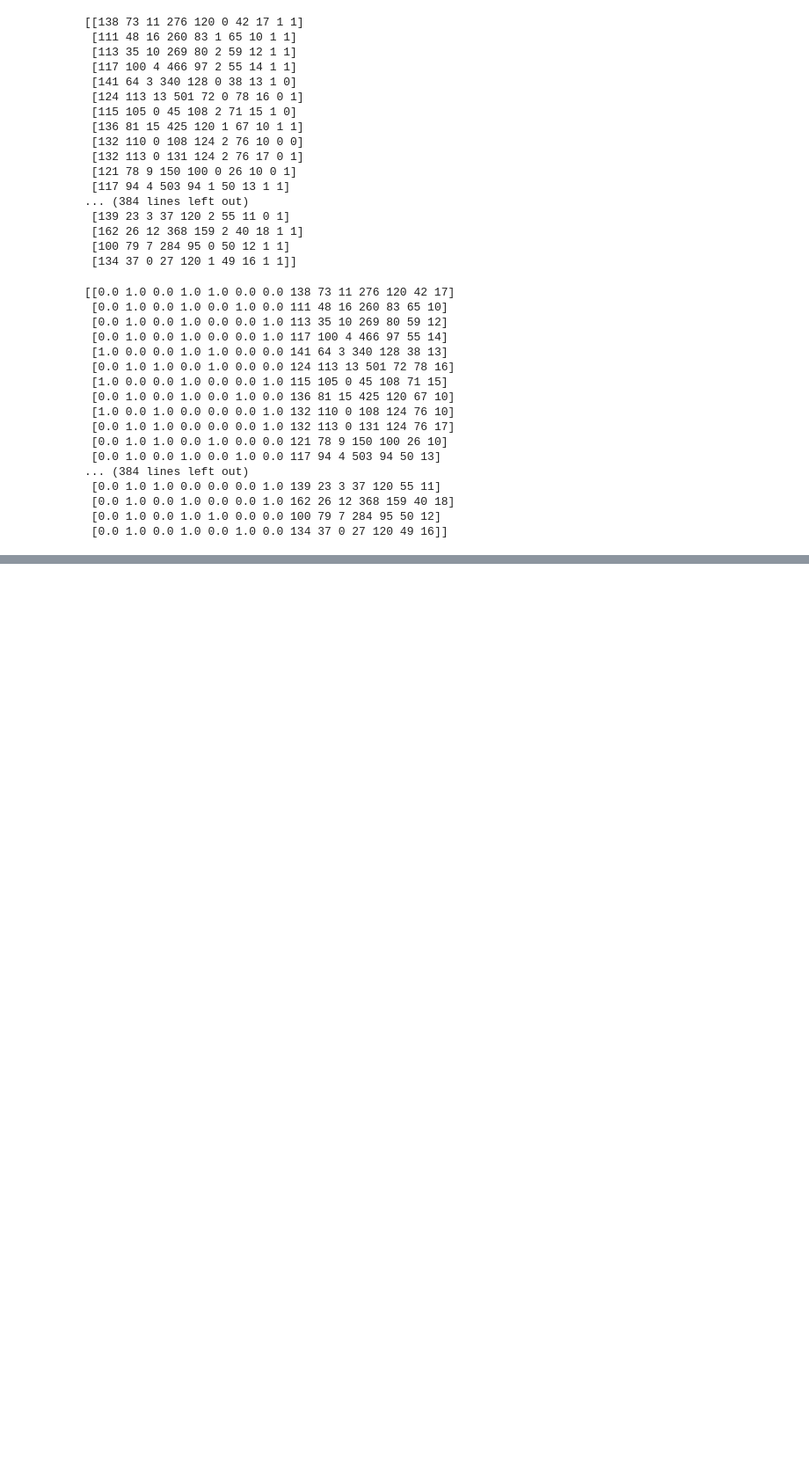
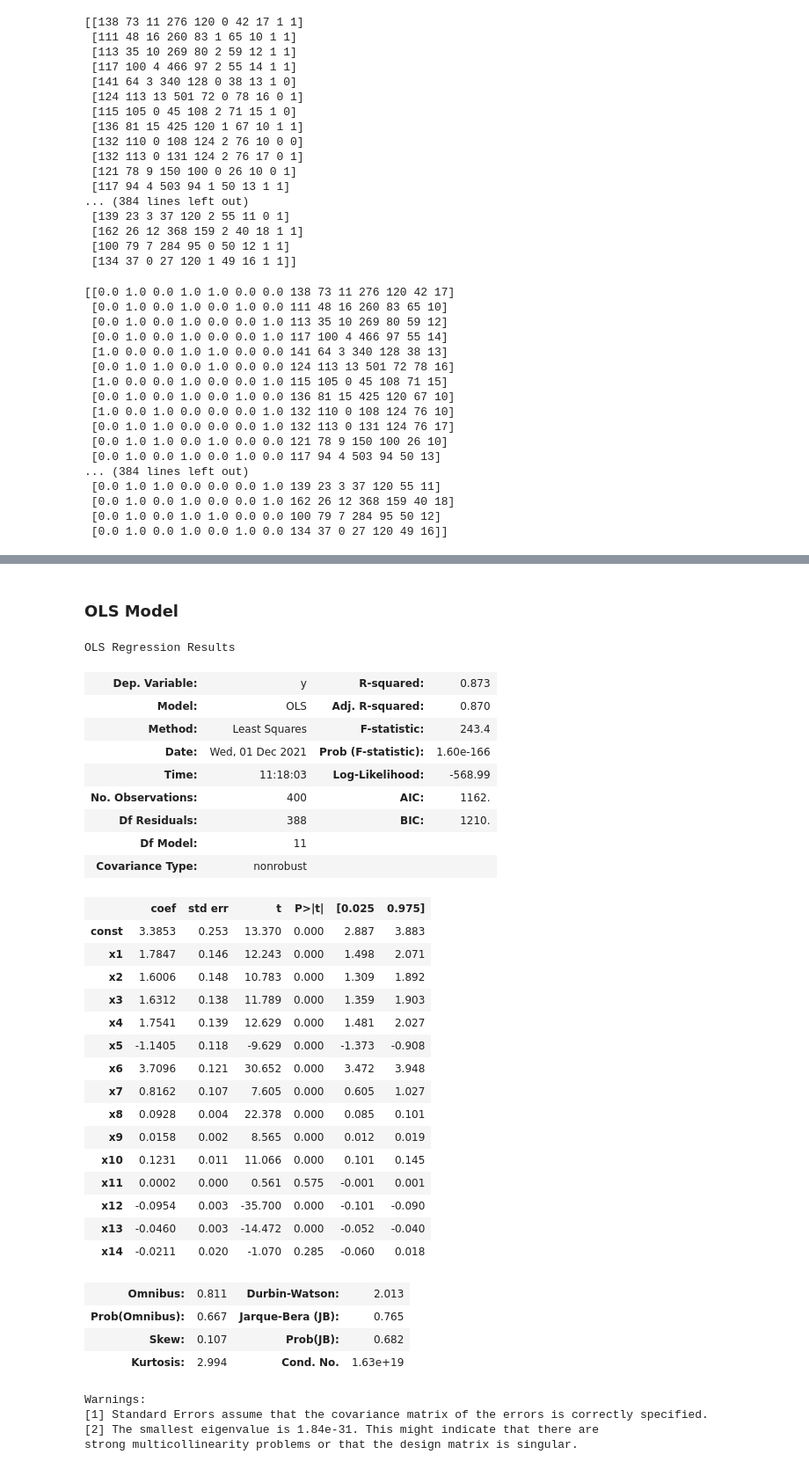
Before and after one commit to Yogesh-Vaidhya/MA515-Project, a Jupyter notebook: Project.ipynb, the cells around one changed output, grey strips where cells are left out. Shown at 88% size. Saved outputs shown, nothing was run; the diff lists cells and outputs as text; code cells hidden in the pictures; blank space fills up the shorter version.

```diff
--- a/Project.ipynb
+++ b/Project.ipynb
@@ -262,0 +319,46 @@ reg.score(X_test, y_test)
+# %% [markdown]
+### OLS Model
+# %%
+# OLS Model to calculate different parameters
+import statsmodels.api as sm
+X_opt = sm.add_constant(X)
+X_opt = np.array(X_opt, dtype=float)
+model = sm.OLS(y, X_opt).fit()
+
+# Statistical Summary for Linear Regression
+model.summary()
+# %% [output]
+OLS Regression Results
+| Dep. Variable: | y | R-squared: | 0.873 |
+| Model: | OLS | Adj. R-squared: | 0.870 |
+| Method: | Least Squares | F-statistic: | 243.4 |
+| Date: | Wed, 01 Dec 2021 | Prob (F-statistic): | 1.60e-166 |
+| Time: | 11:18:03 | Log-Likelihood: | -568.99 |
+| No. Observations: | 400 | AIC: | 1162. |
+| Df Residuals: | 388 | BIC: | 1210. |
+| Df Model: | 11 |  |  |
+| Covariance Type: | nonrobust |  |  |
+|  | coef | std err | t | P>|t| | [0.025 | 0.975] |
+| const | 3.3853 | 0.253 | 13.370 | 0.000 | 2.887 | 3.883 |
+| x1 | 1.7847 | 0.146 | 12.243 | 0.000 | 1.498 | 2.071 |
+| x2 | 1.6006 | 0.148 | 10.783 | 0.000 | 1.309 | 1.892 |
+| x3 | 1.6312 | 0.138 | 11.789 | 0.000 | 1.359 | 1.903 |
+| x4 | 1.7541 | 0.139 | 12.629 | 0.000 | 1.481 | 2.027 |
+| x5 | -1.1405 | 0.118 | -9.629 | 0.000 | -1.373 | -0.908 |
+| x6 | 3.7096 | 0.121 | 30.652 | 0.000 | 3.472 | 3.948 |
+| x7 | 0.8162 | 0.107 | 7.605 | 0.000 | 0.605 | 1.027 |
+| x8 | 0.0928 | 0.004 | 22.378 | 0.000 | 0.085 | 0.101 |
+| x9 | 0.0158 | 0.002 | 8.565 | 0.000 | 0.012 | 0.019 |
+| x10 | 0.1231 | 0.011 | 11.066 | 0.000 | 0.101 | 0.145 |
+| x11 | 0.0002 | 0.000 | 0.561 | 0.575 | -0.001 | 0.001 |
+| x12 | -0.0954 | 0.003 | -35.700 | 0.000 | -0.101 | -0.090 |
+| x13 | -0.0460 | 0.003 | -14.472 | 0.000 | -0.052 | -0.040 |
+| x14 | -0.0211 | 0.020 | -1.070 | 0.285 | -0.060 | 0.018 |
+| Omnibus: | 0.811 | Durbin-Watson: | 2.013 |
+| Prob(Omnibus): | 0.667 | Jarque-Bera (JB): | 0.765 |
+| Skew: | 0.107 | Prob(JB): | 0.682 |
+| Kurtosis: | 2.994 | Cond. No. | 1.63e+19 |
+Warnings:
+[1] Standard Errors assume that the covariance matrix of the errors is correctly specified.
+[2] The smallest eigenvalue is 1.84e-31. This might indicate that there are
+strong multicollinearity problems or that the design matrix is singular.
```
Also changed, not shown: parts of 33 cells of this notebook, 1 other file.
